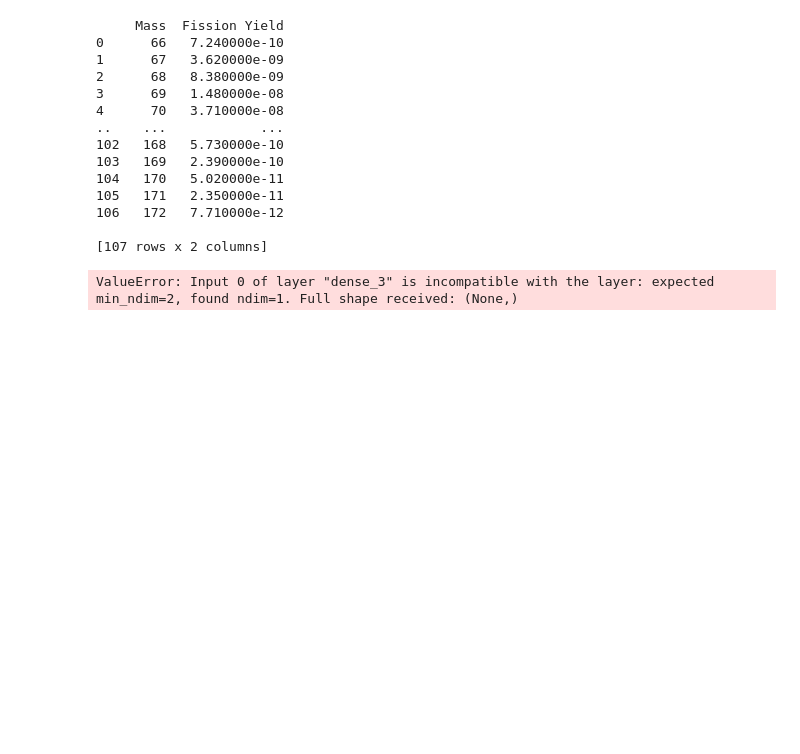
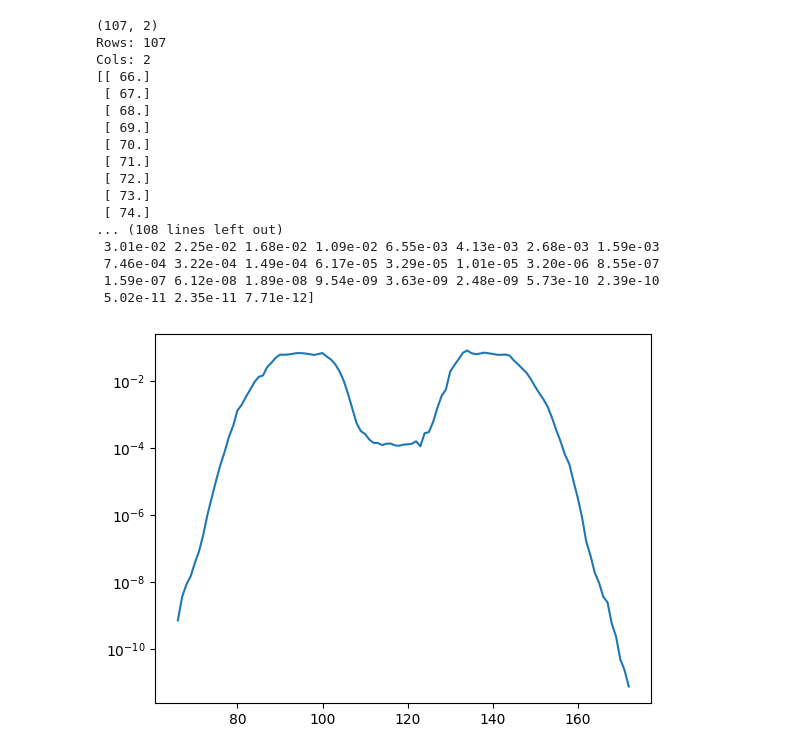
Before and after one commit to Burpsploit/BNN-Fission, a Jupyter notebook: Fission_attempt_1.ipynb, the cells around one changed output. Saved outputs shown, nothing was run; the diff lists cells and outputs as text; code cells hidden in the pictures; blank space fills up the shorter version.

```diff
--- a/Fission_attempt_1.ipynb
+++ b/Fission_attempt_1.ipynb
@@ -1,19 +0,0 @@
-# %%
-import pandas as pd
-dataset =pd.read_csv('U235_2.csv')
-print(dataset)
-# %% [output]
-     Mass  Fission Yield
-0      66   7.240000e-10
-1      67   3.620000e-09
-2      68   8.380000e-09
-3      69   1.480000e-08
-4      70   3.710000e-08
-..    ...            ...
-102   168   5.730000e-10
-103   169   2.390000e-10
-104   170   5.020000e-11
-105   171   2.350000e-11
-106   172   7.710000e-12
-
-[107 rows x 2 columns]
@@ -24 +1,41 @@ y = dataset["Fission Yield"]
+# %%
+import pandas as pd
+import numpy as np
+from sklearn.model_selection import train_test_split
+import tensorflow as tf
+import matplotlib.pyplot as plt
+
+dataset =pd.read_csv('U235_2.csv')
+#print(dataset)
+print(dataset.shape)
+
+print('Rows: %d' % dataset.shape[0])
+print('Cols: %d' % dataset.shape[1])
+array1 = dataset.values
+x = array1[:,:-1]
+y = array1[:,1]
+plt.plot(x,y)
+plt.yscale('log')
+print(x)
+
+print(y)
+# %% [output]
+(107, 2)
+Rows: 107
+Cols: 2
+[[ 66.]
+ [ 67.]
+ [ 68.]
+ [ 69.]
+ [ 70.]
+ [ 71.]
+ [ 72.]
+ [ 73.]
+ [ 74.]
+... (108 lines left out)
+ 3.01e-02 2.25e-02 1.68e-02 1.09e-02 6.55e-03 4.13e-03 2.68e-03 1.59e-03
+ 7.46e-04 3.22e-04 1.49e-04 6.17e-05 3.29e-05 1.01e-05 3.20e-06 8.55e-07
+ 1.59e-07 6.12e-08 1.89e-08 9.54e-09 3.63e-09 2.48e-09 5.73e-10 2.39e-10
+ 5.02e-11 2.35e-11 7.71e-12]
+[figure, added]
 # %%
@@ -33,5 +48,3 @@ model = tf.keras.models.Sequential()
 model.add(tf.keras.layers.Dense(256, input_shape=x_train.shape[1:], activation='sigmoid'))
 model.add(tf.keras.layers.Dense(256, activation='sigmoid'))
 model.add(tf.keras.layers.Dense(1, activation='sigmoid'))
-# %% [output]
-ValueError: Input 0 of layer "dense_3" is incompatible with the layer: expected min_ndim=2, found ndim=1. Full shape received: (None,)
```
Also changed, not shown: parts of 6 cells of this notebook, 1 other file.
